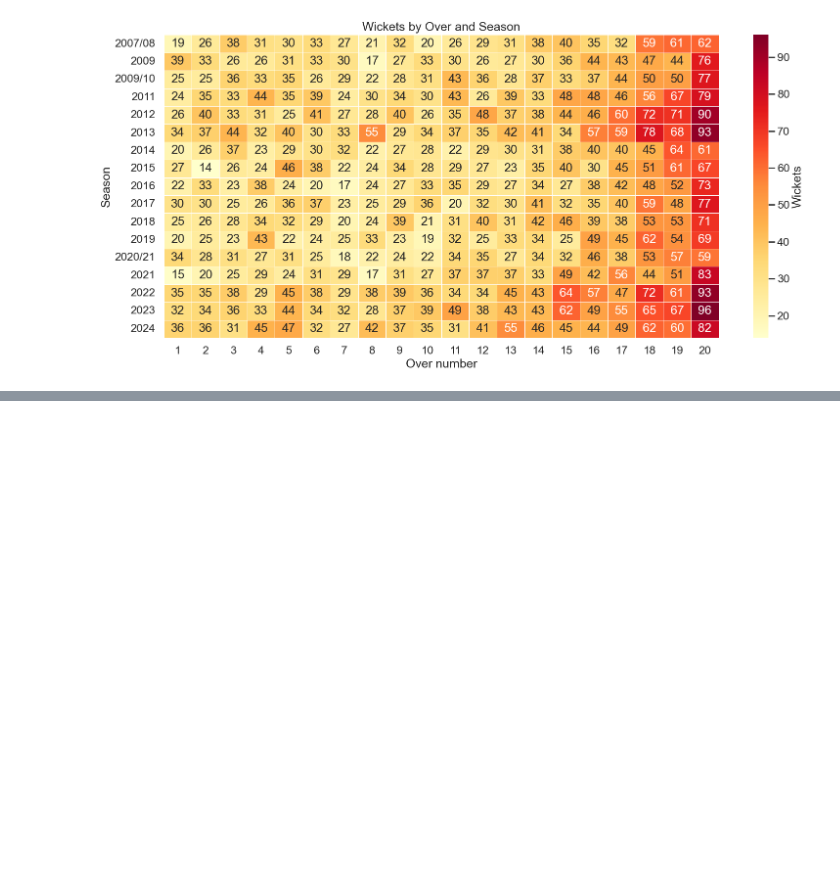
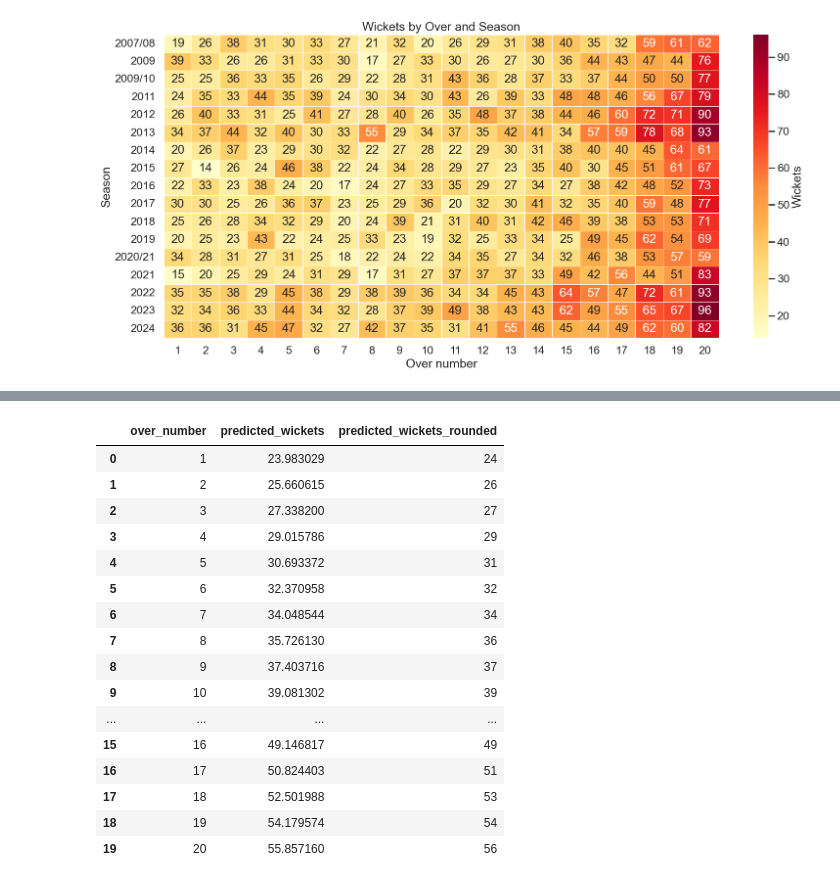
Before and after one commit to anirudhsridhar225/purple-cap-analysis, a Jupyter notebook: ipl-predictor.ipynb, the cells around one changed output, grey strips where cells are left out. Drawn from its saved outputs; the diff is of its cells as text; code cells hidden in the pictures; blank space fills up the shorter version.

Commit message:
added linear regressor to predict wicket/over for 2025

```diff
--- a/ipl-predictor.ipynb
+++ b/ipl-predictor.ipynb
@@ -73,7 +80,7 @@ def load_and_clean_matches(path: str) -> pd.DataFrame:
             matches[column] = pd.to_numeric(matches[column], errors="coerce")
 
     if "date" in matches.columns:
-        matches["date"] = pd.to_datetime(matches["date"], errors="coerce")
+        matches["date"] = pd.to_datetime(matches["date"], errors="coerce", format="mixed")
 
     if "season" in matches.columns:
         matches["season"] = matches["season"].astype("string").str.strip()
@@ -100,6 +107,7 @@ def load_and_clean_deliveries(path: str) -> pd.DataFrame:
 
     return deliveries
 
+
 matches = load_and_clean_matches("assets/matches.csv")
 deliveries = load_and_clean_deliveries("assets/deliveries.csv")
 # %% [markdown]
@@ -255,7 +242,6 @@ OUTPUT_DIR.mkdir(parents=True, exist_ok=True)
 wicket_events, overall, season_matrix, summary_lines = build_wicket_analysis(
     matches, deliveries
 )
-run_sanity_checks(wicket_events, overall, season_matrix)
 
 overall_csv = OUTPUT_DIR / "wickets_by_over_overall.csv"
 season_csv = OUTPUT_DIR / "wickets_by_over_season.csv"
@@ -313,0 +368,56 @@ plot_season_heatmap(season_matrix)
+# %%
+# Build and evaluate a linear regression model for per-over wickets
+training_rows = []
+for season_index, season_name in enumerate(season_matrix.index):
+    for over_number in season_matrix.columns:
+        training_rows.append({
+            'season_index': season_index,
+            'over_number': int(over_number),
+            'wickets': float(season_matrix.loc[season_name, over_number]),
+        })
+
+df_training = pd.DataFrame(training_rows)
+
+# Features/target
+X = df_training[['season_index', 'over_number']]
+y = df_training['wickets']
+
+# Use a random split to ensure non-empty test set
+X_train, X_test, y_train, y_test = train_test_split(X, y, test_size=0.2, random_state=42)
+
+model = LinearRegression()
+model.fit(X_train, y_train)
+
+y_pred_train = model.predict(X_train)
+y_pred_test = model.predict(X_test)
+
+# Predict 2025 using the next season index after the historical seasons
+season_index_2025 = len(season_matrix.index)
+df_predictions_2025 = pd.DataFrame({
+    'season_index': season_index_2025,
+    'over_number': list(range(1, 21)),
+})
+df_predictions_2025['predicted_wickets'] = model.predict(df_predictions_2025[['season_index', 'over_number']])
+df_predictions_2025['predicted_wickets'] = df_predictions_2025['predicted_wickets'].clip(lower=0)
+df_predictions_2025['predicted_wickets_rounded'] = df_predictions_2025['predicted_wickets'].round(0).astype(int)
+
+# Metrics
+train_rmse = np.sqrt(mean_squared_error(y_train, y_pred_train))
+train_mae = mean_absolute_error(y_train, y_pred_train)
+train_r2 = r2_score(y_train, y_pred_train)
+
+test_rmse = np.sqrt(mean_squared_error(y_test, y_pred_test))
+test_mae = mean_absolute_error(y_test, y_pred_test)
+test_r2 = r2_score(y_test, y_pred_test)
+
+print('Linear regression model fitted successfully.')
+print(f'Historical training rows: {len(df_training)}')
+print(f'Training RMSE: {train_rmse:.4f}')
+print(f'Training MAE: {train_mae:.4f}')
+print(f'Training R²: {train_r2:.4f}')
+print(f'Testing RMSE: {test_rmse:.4f}')
+print(f'Testing MAE: {test_mae:.4f}')
+print(f'Testing R²: {test_r2:.4f}')
+print('\n2025 predictions:')
+df_predictions_2025[['over_number', 'predicted_wickets', 'predicted_wickets_rounded']]
+# %% [output]
@@ -313,0 +434,17 @@ plot_season_heatmap(season_matrix)
+|  | over_number | predicted_wickets | predicted_wickets_rounded |
+| 0 | 1 | 23.983029 | 24 |
+| 1 | 2 | 25.660615 | 26 |
+| 2 | 3 | 27.338200 | 27 |
+| 3 | 4 | 29.015786 | 29 |
+| 4 | 5 | 30.693372 | 31 |
+| 5 | 6 | 32.370958 | 32 |
+| 6 | 7 | 34.048544 | 34 |
+| 7 | 8 | 35.726130 | 36 |
+| 8 | 9 | 37.403716 | 37 |
+| 9 | 10 | 39.081302 | 39 |
+| ... | ... | ... | ... |
+| 15 | 16 | 49.146817 | 49 |
+| 16 | 17 | 50.824403 | 51 |
+| 17 | 18 | 52.501988 | 53 |
+| 18 | 19 | 54.179574 | 54 |
+| 19 | 20 | 55.857160 | 56 |
```
Also changed, not shown: parts of 10 cells of this notebook, 3 other files.
